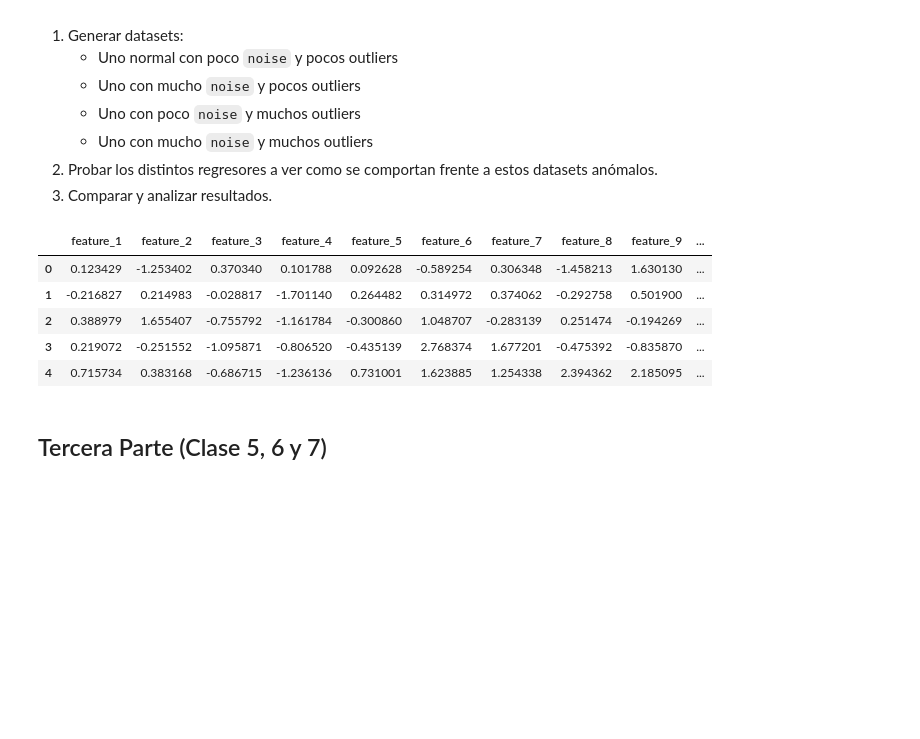
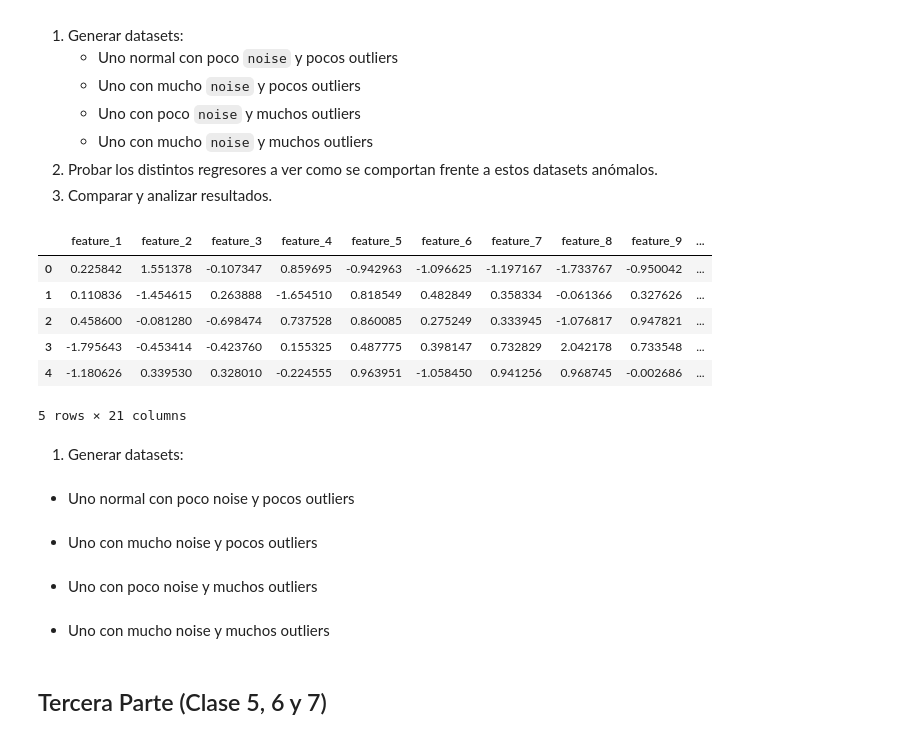
Before and after one commit to FIUBA-Posgrado-Inteligencia-Artificial/intro_ia, a Jupyter notebook: tp_integrador_enunciado/tp_integrador.ipynb, the cells around one changed output. Cells and saved outputs as stored; diff of their text form; code cells hidden in the pictures; blank space fills up the shorter version.

```diff
--- a/tp_integrador_enunciado/tp_integrador.ipynb
+++ b/tp_integrador_enunciado/tp_integrador.ipynb
@@ -536,36 +538,47 @@ Pasos:
 # %%
 # Creamos un dataset de prueba
-## Utilicen mas `n_features` > 1 y n_informative mas o menos la mitad de n_features
+# Utilicen mas `n_features` > 1 y n_informative mas o menos la mitad de n_features
 X, y = make_regression(n_samples = 1000,
-                       n_features = 10,
+                       n_features = 20,
                        noise = 100,
-                       n_informative = 5,
+                       n_informative = 10,
                        random_state = 42)
 
 new_data = np.append(X,y.reshape(-1,1),axis=1)
 
 df = pd.DataFrame(new_data)
 
 new_col = []
 i = 0
 for col in df.columns:
     if i ==  len(df.columns) - 1:
         new_col.append("target")
     else :
         new_col.append("feature_" + str(i+1))
 
     i += 1
 
 df.columns = new_col
 
 df.head()
 # %% [output]
 |  | feature_1 | feature_2 | feature_3 | feature_4 | feature_5 | feature_6 | feature_7 | feature_8 | feature_9 | ... |
-| 0 | 0.123429 | -1.253402 | 0.370340 | 0.101788 | 0.092628 | -0.589254 | 0.306348 | -1.458213 | 1.630130 | ... |
-| 1 | -0.216827 | 0.214983 | -0.028817 | -1.701140 | 0.264482 | 0.314972 | 0.374062 | -0.292758 | 0.501900 | ... |
-| 2 | 0.388979 | 1.655407 | -0.755792 | -1.161784 | -0.300860 | 1.048707 | -0.283139 | 0.251474 | -0.194269 | ... |
-| 3 | 0.219072 | -0.251552 | -1.095871 | -0.806520 | -0.435139 | 2.768374 | 1.677201 | -0.475392 | -0.835870 | ... |
-| 4 | 0.715734 | 0.383168 | -0.686715 | -1.236136 | 0.731001 | 1.623885 | 1.254338 | 2.394362 | 2.185095 | ... |
+| 0 | 0.225842 | 1.551378 | -0.107347 | 0.859695 | -0.942963 | -1.096625 | -1.197167 | -1.733767 | -0.950042 | ... |
+| 1 | 0.110836 | -1.454615 | 0.263888 | -1.654510 | 0.818549 | 0.482849 | 0.358334 | -0.061366 | 0.327626 | ... |
+| 2 | 0.458600 | -0.081280 | -0.698474 | 0.737528 | 0.860085 | 0.275249 | 0.333945 | -1.076817 | 0.947821 | ... |
+| 3 | -1.795643 | -0.453414 | -0.423760 | 0.155325 | 0.487775 | 0.398147 | 0.732829 | 2.042178 | 0.733548 | ... |
+| 4 | -1.180626 | 0.339530 | 0.328010 | -0.224555 | 0.963951 | -1.058450 | 0.941256 | 0.968745 | -0.002686 | ... |
+5 rows × 21 columns
+# %% [markdown]
+1.  Generar datasets:
+# %% [markdown]
+* Uno normal con poco noise y pocos outliers
+# %% [markdown]
+* Uno con mucho noise y pocos outliers
+# %% [markdown]
+* Uno con poco noise y muchos outliers
+# %% [markdown]
+* Uno con mucho noise y muchos outliers
 # %%
 from sklearn.linear_model import LinearRegression, HuberRegressor, ElasticNetCV
 # %% [markdown]
```
Also changed, not shown: parts of 2 cells of this notebook.
